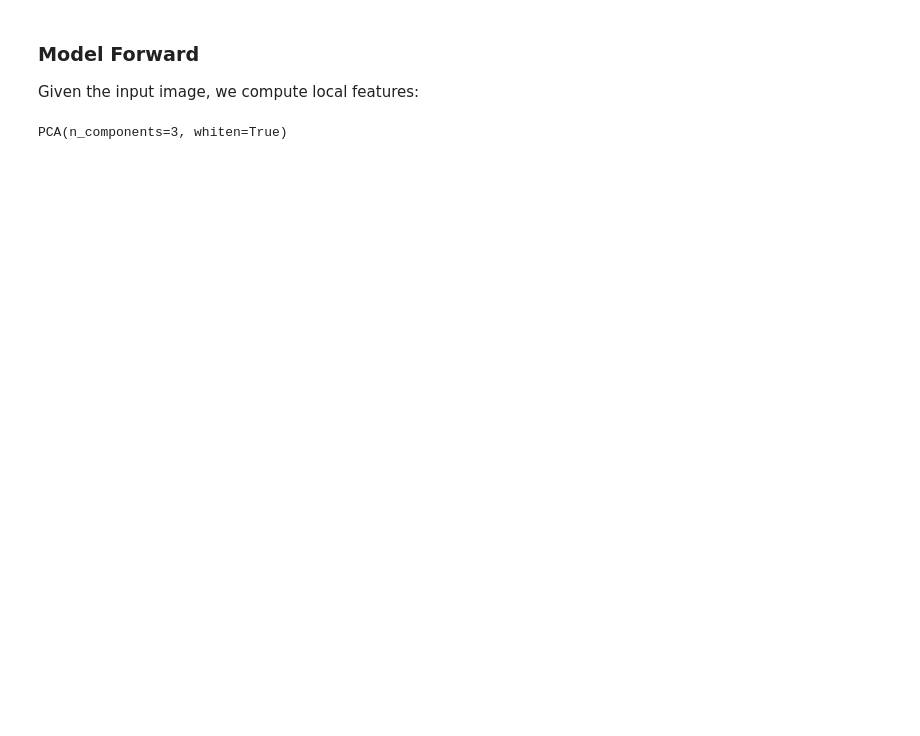
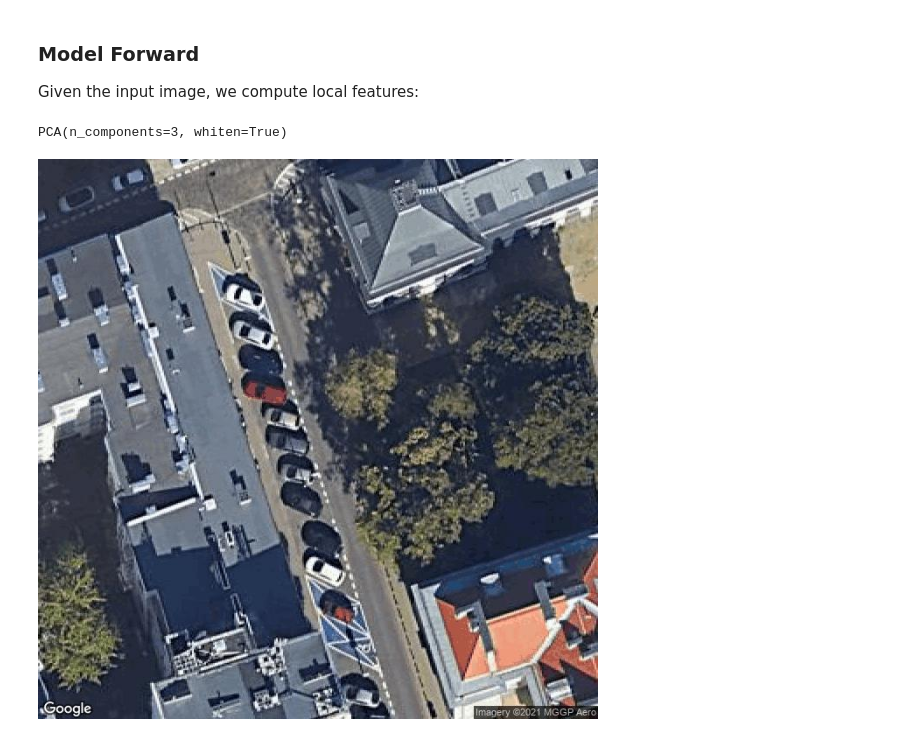
Before and after one commit to wri/dinov3_species, a Jupyter notebook: notebooks/pca.ipynb, the cells around one changed output. Drawn from its saved outputs; the diff is of its cells as text; code cells hidden in the pictures; blank space fills up the shorter version.

```diff
--- a/notebooks/pca.ipynb
+++ b/notebooks/pca.ipynb
@@ -72,2 +127,6 @@ pca.fit(x)
 # %% [output]
 PCA(n_components=3, whiten=True)
+# %%
+image
+# %% [output]
+[figure, added]
```
Also changed, not shown: parts of 15 cells of this notebook.
